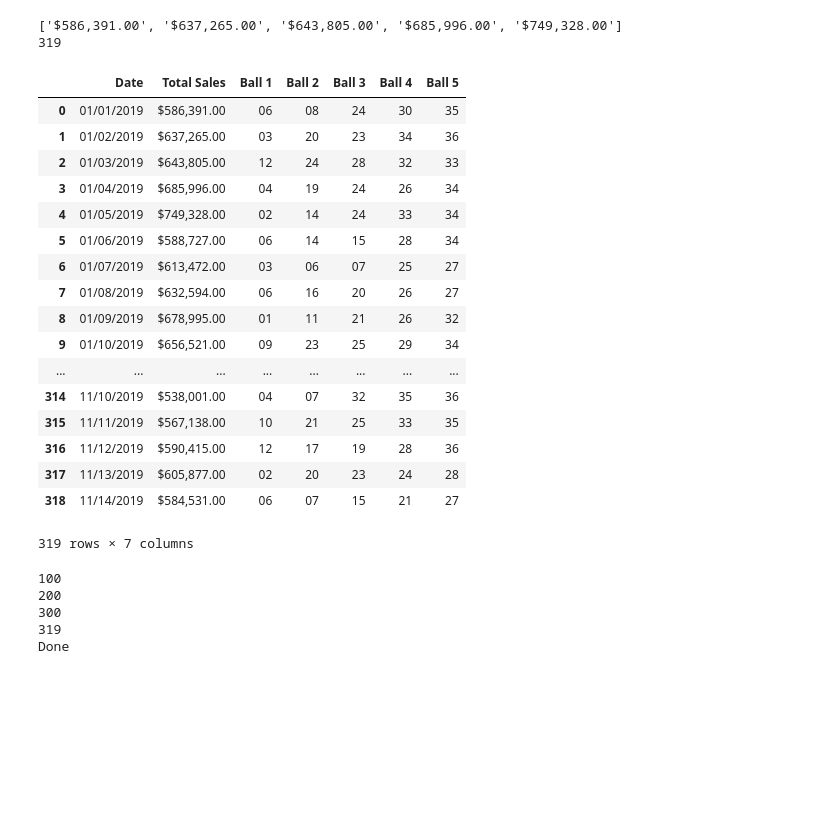
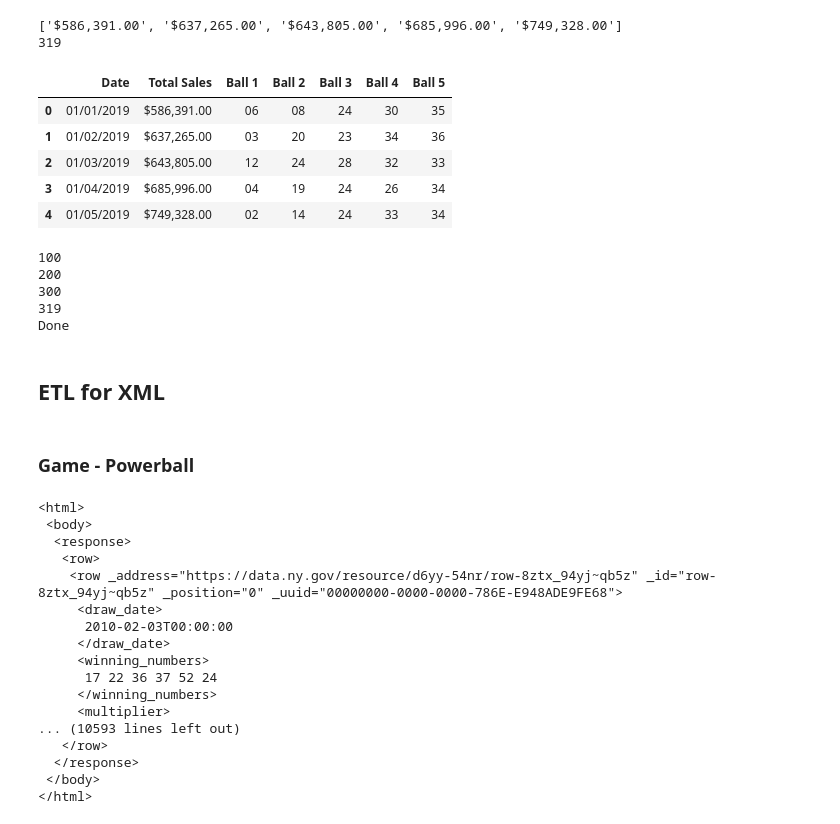
Before and after one commit to feldtmam/Florida_Lottery_ETL_Project, a Jupyter notebook: Florida_lottery_payouts2019.ipynb, the cells around one changed output. Drawn from its saved outputs; the diff is of its cells as text; code cells hidden in the pictures; blank space fills up the shorter version.

Commit message:
added the ETL for Powerball XML

```diff
--- a/Florida_lottery_payouts2019.ipynb
+++ b/Florida_lottery_payouts2019.ipynb
@@ -616,33 +596,21 @@ print(len(total_sales))
 # %%
 combined_list_fantasy5 = pd.DataFrame(np.column_stack([Dates, winning_numbers, total_sales]),
                                columns=['Date', 'Winning Numbers', 'Total Sales'])
 
 #Split the numbers into separate columns
 combined_list_fantasy5=combined_list_fantasy5.join(combined_list_fantasy5['Winning Numbers'].str.split('-', expand=True)) #it is dropping the last number
 #rename the new columns
 combined_list_fantasy5=combined_list_fantasy5.rename(columns = {0:'Ball 1',1:'Ball 2', 2:'Ball 3',3:'Ball 4', 4:'Ball 5'})
 #change the order of the columns
 combined_list_fantasy5 = combined_list_fantasy5[['Date', 'Total Sales','Ball 1','Ball 2', 'Ball 3', 'Ball 4', 'Ball 5']]
-combined_list_fantasy5
+combined_list_fantasy5.head()
 # %% [output]
 |  | Date | Total Sales | Ball 1 | Ball 2 | Ball 3 | Ball 4 | Ball 5 |
 | 0 | 01/01/2019 | $586,391.00 | 06 | 08 | 24 | 30 | 35 |
 | 1 | 01/02/2019 | $637,265.00 | 03 | 20 | 23 | 34 | 36 |
 | 2 | 01/03/2019 | $643,805.00 | 12 | 24 | 28 | 32 | 33 |
 | 3 | 01/04/2019 | $685,996.00 | 04 | 19 | 24 | 26 | 34 |
 | 4 | 01/05/2019 | $749,328.00 | 02 | 14 | 24 | 33 | 34 |
-| 5 | 01/06/2019 | $588,727.00 | 06 | 14 | 15 | 28 | 34 |
-| 6 | 01/07/2019 | $613,472.00 | 03 | 06 | 07 | 25 | 27 |
-| 7 | 01/08/2019 | $632,594.00 | 06 | 16 | 20 | 26 | 27 |
-| 8 | 01/09/2019 | $678,995.00 | 01 | 11 | 21 | 26 | 32 |
-| 9 | 01/10/2019 | $656,521.00 | 09 | 23 | 25 | 29 | 34 |
-| ... | ... | ... | ... | ... | ... | ... | ... |
-| 314 | 11/10/2019 | $538,001.00 | 04 | 07 | 32 | 35 | 36 |
-| 315 | 11/11/2019 | $567,138.00 | 10 | 21 | 25 | 33 | 35 |
-| 316 | 11/12/2019 | $590,415.00 | 12 | 17 | 19 | 28 | 36 |
-| 317 | 11/13/2019 | $605,877.00 | 02 | 20 | 23 | 24 | 28 |
-| 318 | 11/14/2019 | $584,531.00 | 06 | 07 | 15 | 21 | 27 |
-319 rows × 7 columns
 # %%
 #Call the write to MongoDB function to add the dataframe to the db
 write_df_to_mongoDB(  combined_list_fantasy5,\
@@ -654,3 +622,7 @@ write_df_to_mongoDB(  combined_list_fantasy5,\
 300
 319
 Done
+# %% [markdown]
+## ETL for XML
+# %% [markdown]
+### Game - Powerball
@@ -656,0 +633,20 @@ Done
+# %%
+print(soup.prettify())
+# %% [output]
+<html>
+ <body>
+  <response>
+   <row>
+    <row _address="https://data.ny.gov/resource/d6yy-54nr/row-8ztx_94yj~qb5z" _id="row-8ztx_94yj~qb5z" _position="0" _uuid="00000000-0000-0000-786E-E948ADE9FE68">
+     <draw_date>
+      2010-02-03T00:00:00
+     </draw_date>
+     <winning_numbers>
+      17 22 36 37 52 24
+     </winning_numbers>
+     <multiplier>
+... (10593 lines left out)
+   </row>
+  </response>
+ </body>
+</html>
```
Also changed, not shown: parts of 16 cells of this notebook.
